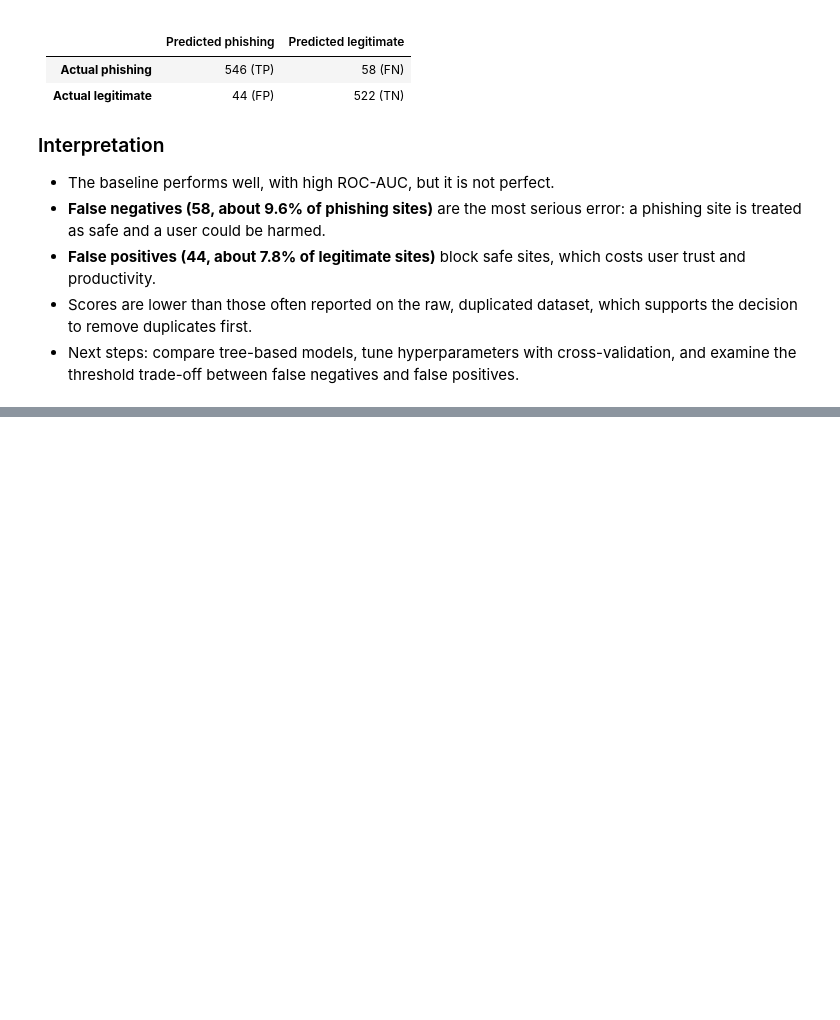
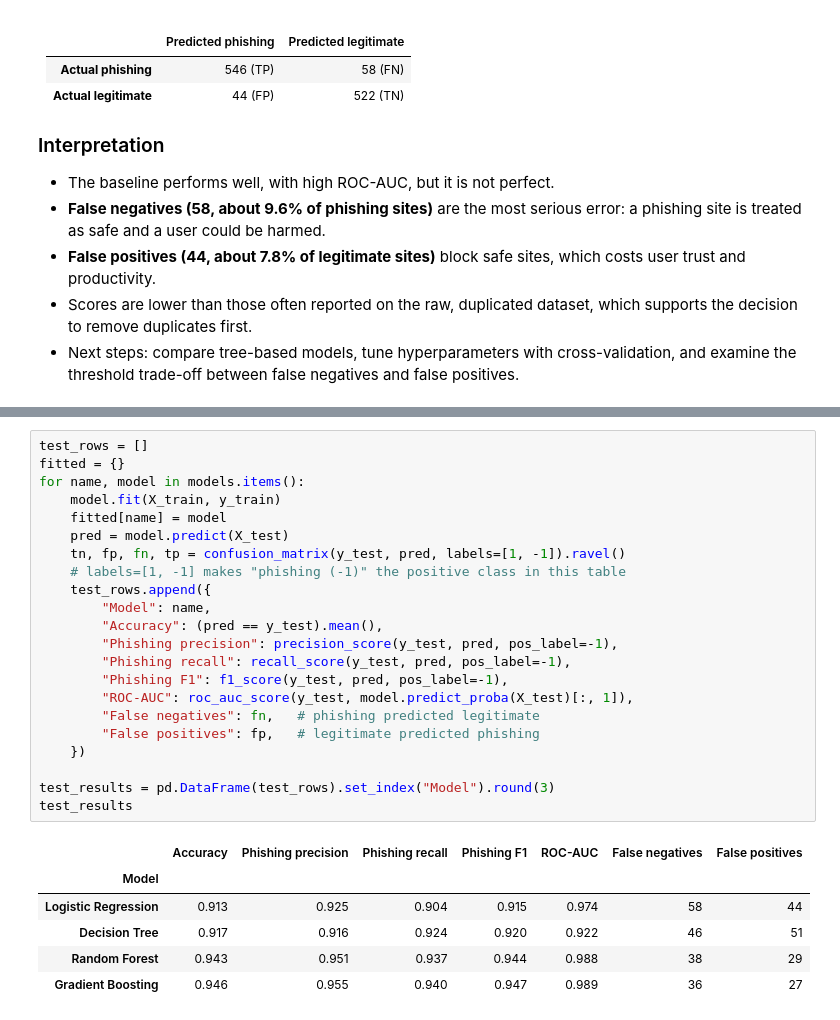
Before and after one commit to Hackme-code/ict606-phishing-detection, a Jupyter notebook: notebooks/02_modelling.ipynb, the cells around one changed output, grey strips where cells are left out. Saved outputs shown, nothing was run; the diff lists cells and outputs as text; blank space fills up the shorter version.

```diff
--- a/notebooks/02_modelling.ipynb
+++ b/notebooks/02_modelling.ipynb
@@ -112,0 +151,29 @@ ROC-AUC: 0.9737936723375377
+# %%
+test_rows = []
+fitted = {}
+for name, model in models.items():
+    model.fit(X_train, y_train)
+    fitted[name] = model
+    pred = model.predict(X_test)
+    tn, fp, fn, tp = confusion_matrix(y_test, pred, labels=[1, -1]).ravel()
+    # labels=[1, -1] makes "phishing (-1)" the positive class in this table
+    test_rows.append({
+        "Model": name,
+        "Accuracy": (pred == y_test).mean(),
+        "Phishing precision": precision_score(y_test, pred, pos_label=-1),
+        "Phishing recall": recall_score(y_test, pred, pos_label=-1),
+        "Phishing F1": f1_score(y_test, pred, pos_label=-1),
+        "ROC-AUC": roc_auc_score(y_test, model.predict_proba(X_test)[:, 1]),
+        "False negatives": fn,   # phishing predicted legitimate
+        "False positives": fp,   # legitimate predicted phishing
+    })
+
+test_results = pd.DataFrame(test_rows).set_index("Model").round(3)
+test_results
+# %% [output]
+|  | Accuracy | Phishing precision | Phishing recall | Phishing F1 | ROC-AUC | False negatives | False positives |
+| Model |  |  |  |  |  |  |  |
+| Logistic Regression | 0.913 | 0.925 | 0.904 | 0.915 | 0.974 | 58 | 44 |
+| Decision Tree | 0.917 | 0.916 | 0.924 | 0.920 | 0.922 | 46 | 51 |
+| Random Forest | 0.943 | 0.951 | 0.937 | 0.944 | 0.988 | 38 | 29 |
+| Gradient Boosting | 0.946 | 0.955 | 0.940 | 0.947 | 0.989 | 36 | 27 |
```
Also changed, not shown: parts of 4 cells of this notebook, 2 other files.
